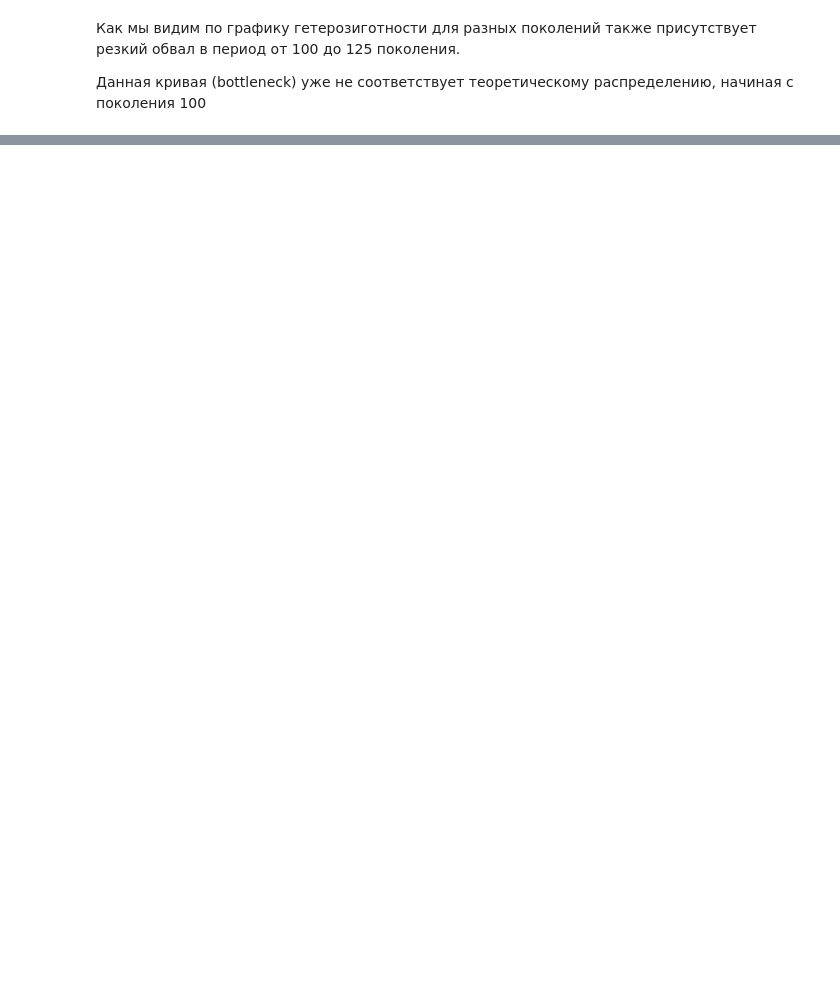
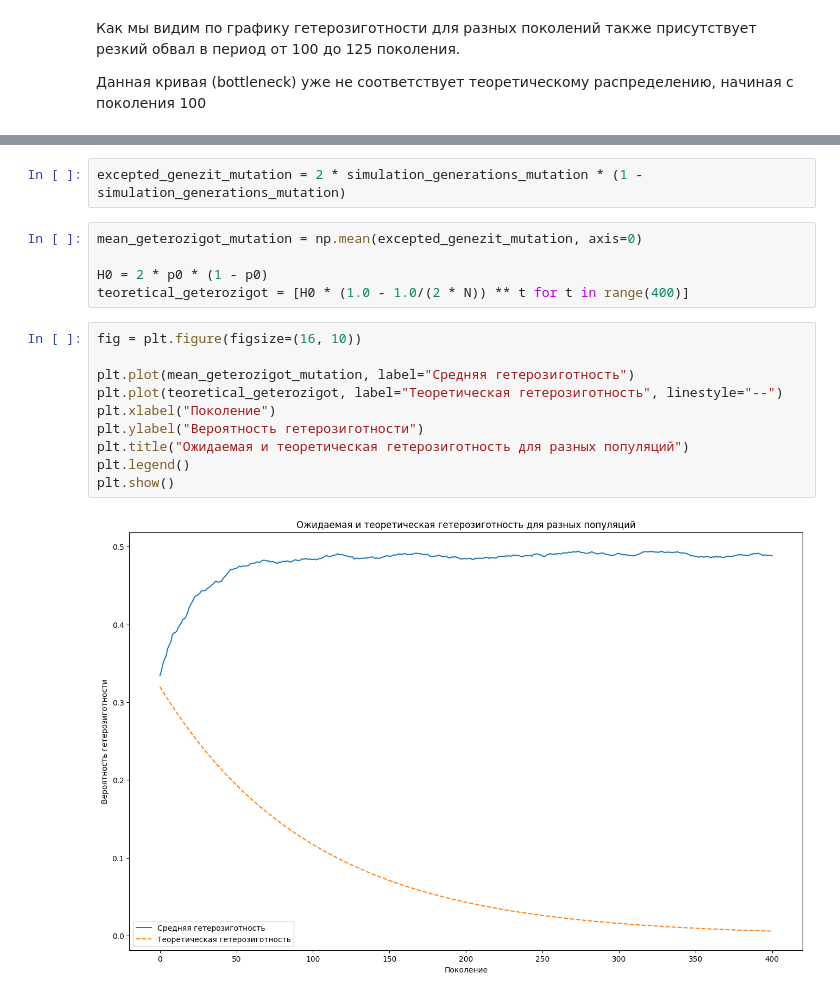
Before and after one commit to randnull/genotec, a Jupyter notebook: hw_1_wright_fisher.ipynb, the cells around one changed output, grey strips where cells are left out. Drawn from its saved outputs; the diff is of its cells as text; blank space fills up the shorter version.

```diff
--- a/hw_1_wright_fisher.ipynb
+++ b/hw_1_wright_fisher.ipynb
@@ -192,0 +224,19 @@ plt.show()
+# %%
+excepted_genezit_mutation = 2 * simulation_generations_mutation * (1 - simulation_generations_mutation)
+# %%
+mean_geterozigot_mutation = np.mean(excepted_genezit_mutation, axis=0)
+
+H0 = 2 * p0 * (1 - p0)
+teoretical_geterozigot = [H0 * (1.0 - 1.0/(2 * N)) ** t for t in range(400)]
+# %%
+fig = plt.figure(figsize=(16, 10))
+
+plt.plot(mean_geterozigot_mutation, label="Средняя гетерозиготность")
+plt.plot(teoretical_geterozigot, label="Теоретическая гетерозиготность", linestyle="--")
+plt.xlabel("Поколение")
+plt.ylabel("Вероятность гетерозиготности")
+plt.title("Ожидаемая и теоретическая гетерозиготность для разных популяций")
+plt.legend()
+plt.show()
+# %% [output]
+[figure, added]
```
Also changed, not shown: parts of 9 cells of this notebook, 1 other file.
